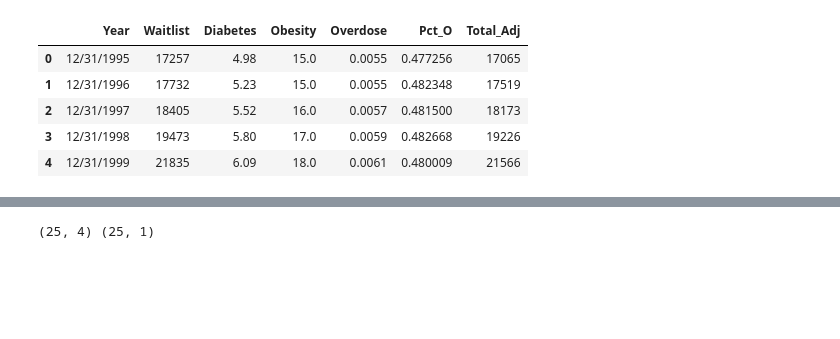
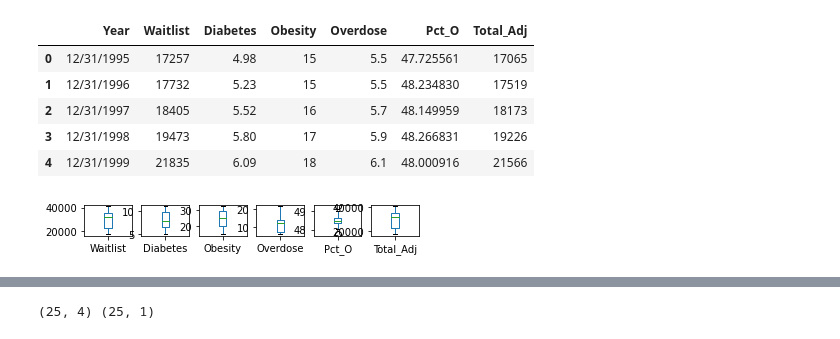
Before and after one commit to Lbrady1025/OPTN-analysis, a Jupyter notebook: timeseries_v5.ipynb, the cells around one changed output, grey strips where cells are left out. Saved outputs shown, nothing was run; the diff lists cells and outputs as text; code cells hidden in the pictures; blank space fills up the shorter version.

```diff
--- a/timeseries_v5.ipynb
+++ b/timeseries_v5.ipynb
@@ -11,11 +13,16 @@ from sklearn.linear_model import LinearRegression
 # %%
 # Load dataset
-df = pd.read_csv('timeseries_testv4.csv')
+df = pd.read_csv('timeseries_testv4alt.csv')
 df.head()
 # %% [output]
 |  | Year | Waitlist | Diabetes | Obesity | Overdose | Pct_O | Total_Adj |
-| 0 | 12/31/1995 | 17257 | 4.98 | 15.0 | 0.0055 | 0.477256 | 17065 |
-| 1 | 12/31/1996 | 17732 | 5.23 | 15.0 | 0.0055 | 0.482348 | 17519 |
-| 2 | 12/31/1997 | 18405 | 5.52 | 16.0 | 0.0057 | 0.481500 | 18173 |
-| 3 | 12/31/1998 | 19473 | 5.80 | 17.0 | 0.0059 | 0.482668 | 19226 |
-| 4 | 12/31/1999 | 21835 | 6.09 | 18.0 | 0.0061 | 0.480009 | 21566 |
+| 0 | 12/31/1995 | 17257 | 4.98 | 15 | 5.5 | 47.725561 | 17065 |
+| 1 | 12/31/1996 | 17732 | 5.23 | 15 | 5.5 | 48.234830 | 17519 |
+| 2 | 12/31/1997 | 18405 | 5.52 | 16 | 5.7 | 48.149959 | 18173 |
+| 3 | 12/31/1998 | 19473 | 5.80 | 17 | 5.9 | 48.266831 | 19226 |
+| 4 | 12/31/1999 | 21835 | 6.09 | 18 | 6.1 | 48.000916 | 21566 |
+# %%
+df.plot(kind='box', subplots=True, layout=(6,6), sharex=False, sharey=False)
+plt.show()
+# %% [output]
+[figure, added]
```
Also changed, not shown: parts of 18 cells of this notebook, 1 other file.
